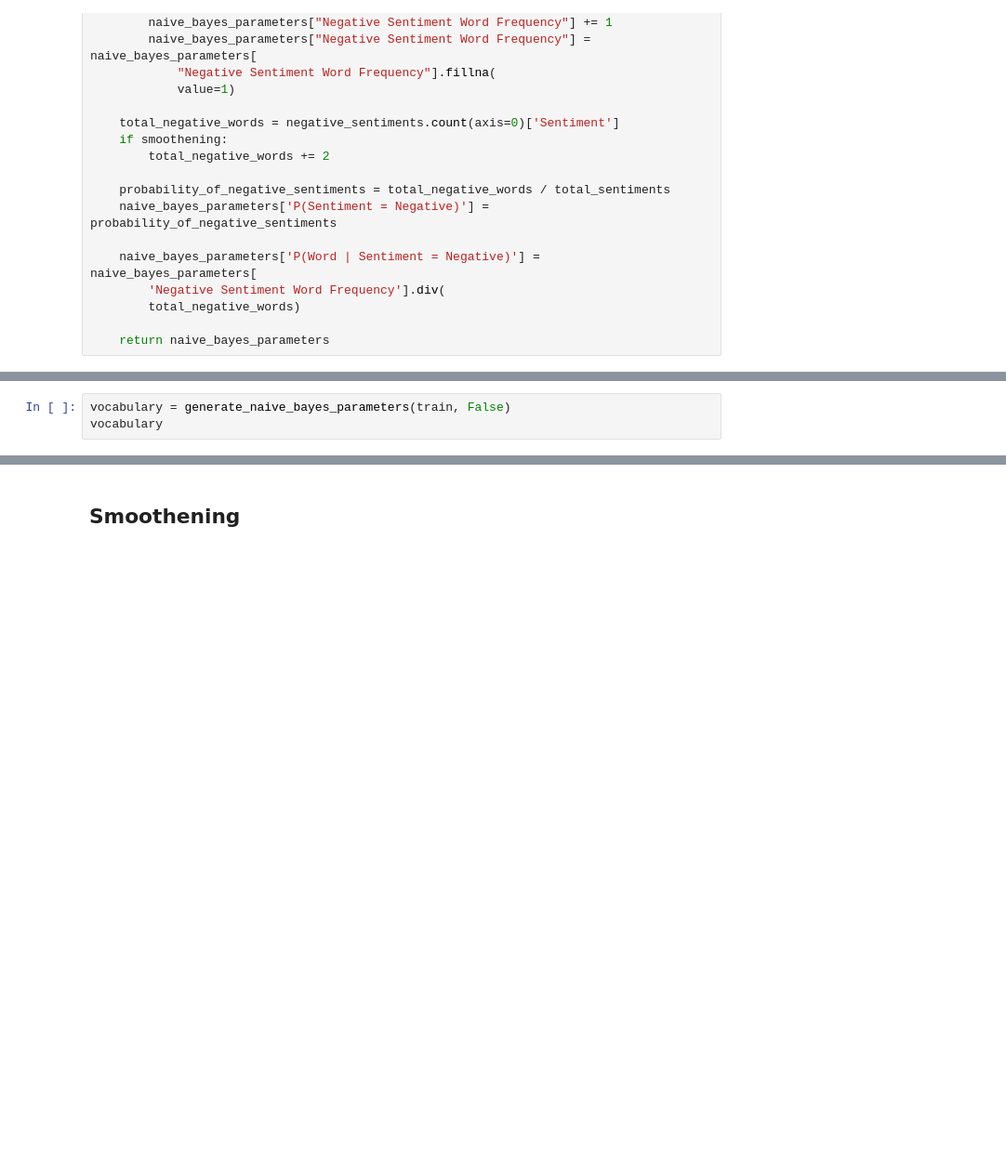
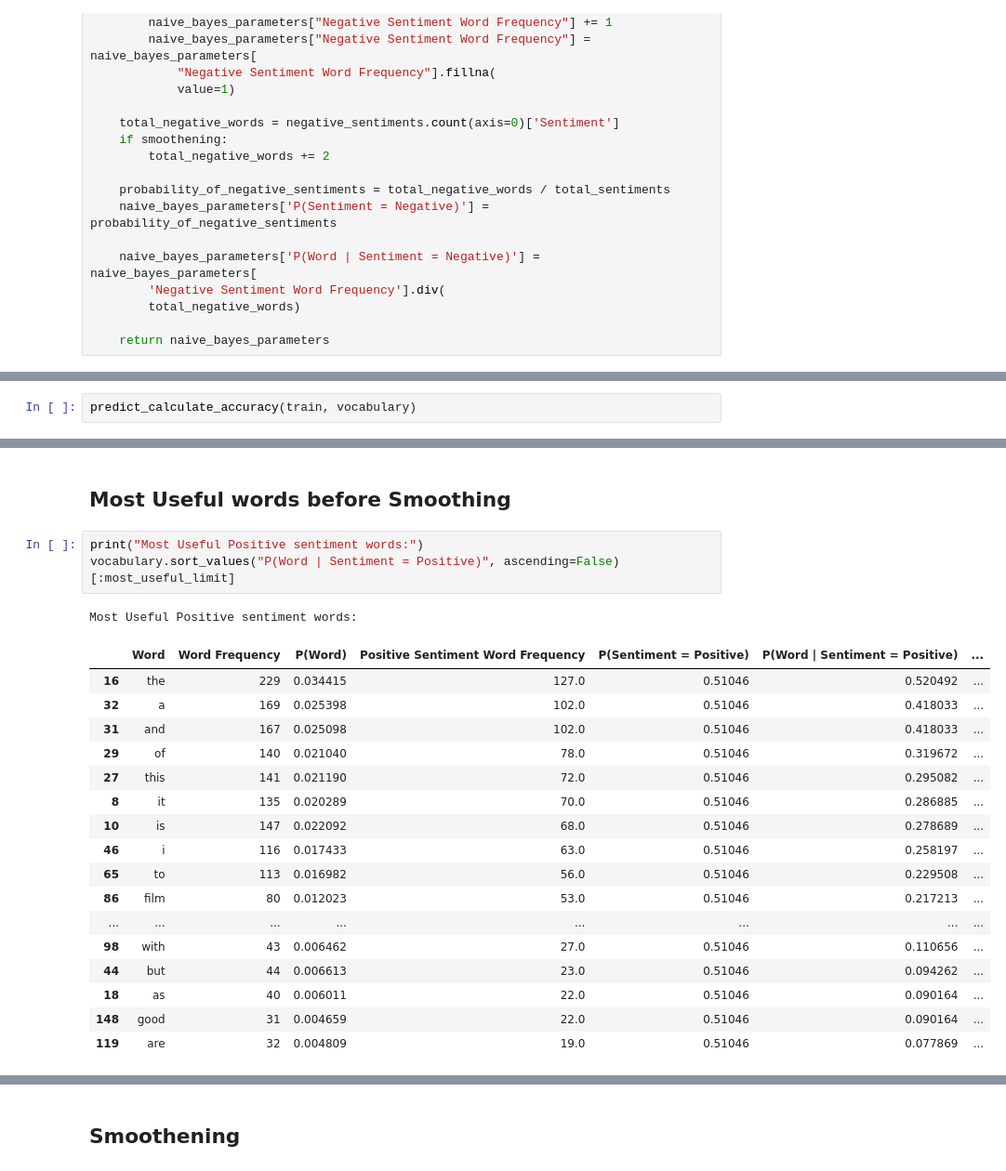
Before and after one commit to VighneshS/sentiment_prediction, a Jupyter notebook: sentiment_prediction.ipynb, the cells around one changed output, grey strips where cells are left out. Shown: that part at 93% size. Saved outputs shown, nothing was run; the diff lists cells and outputs as text; blank space fills up the shorter version.

```diff
--- a/sentiment_prediction.ipynb
+++ b/sentiment_prediction.ipynb
@@ -144,4 +274,3 @@ def generate_naive_bayes_parameters(data_frame: pd.DataFrame, smoothening: bool)
 # %%
-vocabulary = generate_naive_bayes_parameters(train, False)
-vocabulary
+predict_calculate_accuracy(train, vocabulary)
 # %% [output]
@@ -263,0 +304,24 @@ Wrong Predictions:
+# %% [markdown]
+## Most Useful words before Smoothing
+# %%
+print("Most Useful Positive sentiment words:")
+vocabulary.sort_values("P(Word | Sentiment = Positive)", ascending=False)[:most_useful_limit]
+# %% [output]
+Most Useful Positive sentiment words:
+|  | Word | Word Frequency | P(Word) | Positive Sentiment Word Frequency | P(Sentiment = Positive) | P(Word | Sentiment = Positive) | ... |
+| 16 | the | 229 | 0.034415 | 127.0 | 0.51046 | 0.520492 | ... |
+| 32 | a | 169 | 0.025398 | 102.0 | 0.51046 | 0.418033 | ... |
+| 31 | and | 167 | 0.025098 | 102.0 | 0.51046 | 0.418033 | ... |
+| 29 | of | 140 | 0.021040 | 78.0 | 0.51046 | 0.319672 | ... |
+| 27 | this | 141 | 0.021190 | 72.0 | 0.51046 | 0.295082 | ... |
+| 8 | it | 135 | 0.020289 | 70.0 | 0.51046 | 0.286885 | ... |
+| 10 | is | 147 | 0.022092 | 68.0 | 0.51046 | 0.278689 | ... |
+| 46 | i | 116 | 0.017433 | 63.0 | 0.51046 | 0.258197 | ... |
+| 65 | to | 113 | 0.016982 | 56.0 | 0.51046 | 0.229508 | ... |
+| 86 | film | 80 | 0.012023 | 53.0 | 0.51046 | 0.217213 | ... |
+| ... | ... | ... | ... | ... | ... | ... | ... |
+| 98 | with | 43 | 0.006462 | 27.0 | 0.51046 | 0.110656 | ... |
+| 44 | but | 44 | 0.006613 | 23.0 | 0.51046 | 0.094262 | ... |
+| 18 | as | 40 | 0.006011 | 22.0 | 0.51046 | 0.090164 | ... |
+| 148 | good | 31 | 0.004659 | 22.0 | 0.51046 | 0.090164 | ... |
+| 119 | are | 32 | 0.004809 | 19.0 | 0.51046 | 0.077869 | ... |
```
Also changed, not shown: parts of 22 cells of this notebook.
